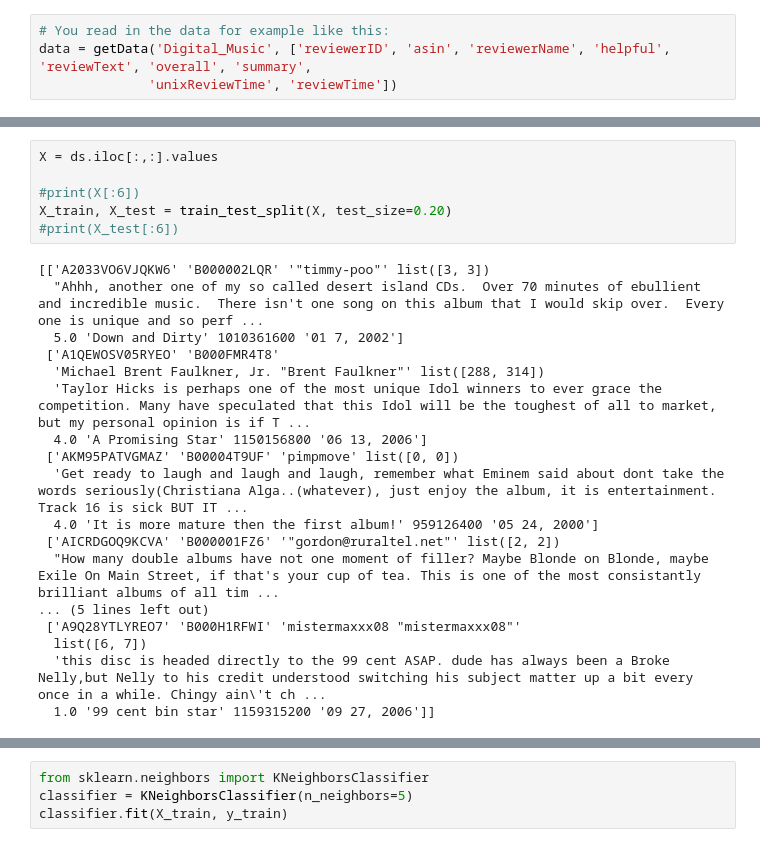
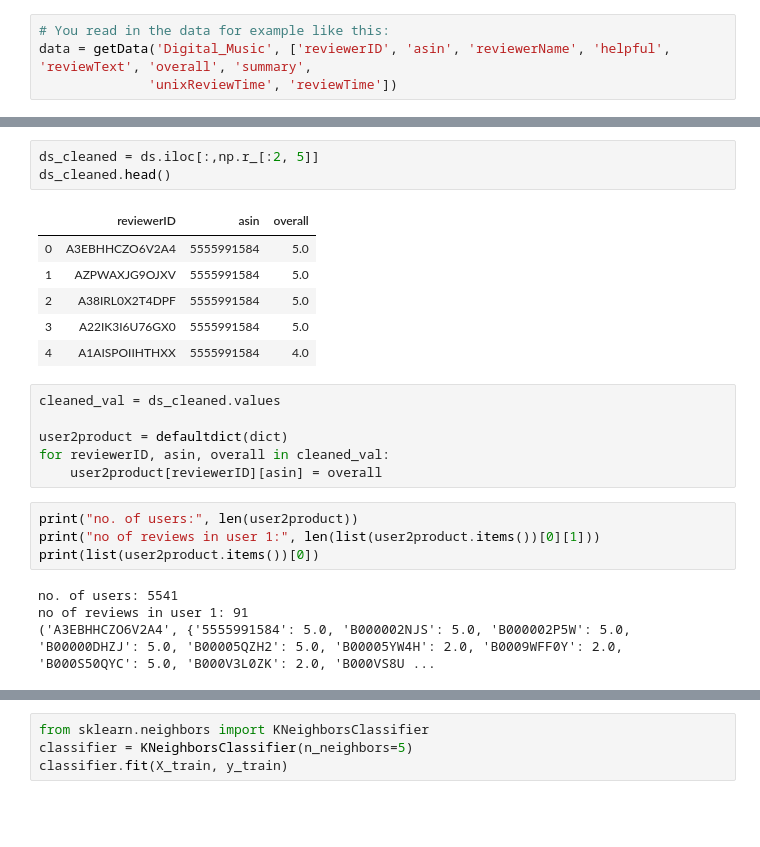
Before and after one commit to Kamiel-Fokkink/Recommender_Systems_Kamiel_Baran_Sergio_Tomas, a Jupyter notebook: Read in the data.ipynb, the cells around one changed output, grey strips where cells are left out. Saved outputs shown, nothing was run; the diff lists cells and outputs as text; blank space fills up the shorter version.

Commit message:
Dataset has been organized to be user2item

```diff
--- a/Read in the data.ipynb
+++ b/Read in the data.ipynb
@@ -87,24 +93,24 @@ Number of rows in Dataframe :  64706
-# %%
-X = ds.iloc[:,:].values
-
-#print(X[:6])
-X_train, X_test = train_test_split(X, test_size=0.20)
-#print(X_test[:6])
-# %% [output]
-[['A2033VO6VJQKW6' 'B000002LQR' '"timmy-poo"' list([3, 3])
-  "Ahhh, another one of my so called desert island CDs.  Over 70 minutes of ebullient and incredible music.  There isn't one song on this album that I would skip over.  Every one is unique and so perf ...
-  5.0 'Down and Dirty' 1010361600 '01 7, 2002']
- ['A1QEWOSV05RYEO' 'B000FMR4T8'
-  'Michael Brent Faulkner, Jr. "Brent Faulkner"' list([288, 314])
-  'Taylor Hicks is perhaps one of the most unique Idol winners to ever grace the competition. Many have speculated that this Idol will be the toughest of all to market, but my personal opinion is if T ...
-  4.0 'A Promising Star' 1150156800 '06 13, 2006']
- ['AKM95PATVGMAZ' 'B00004T9UF' 'pimpmove' list([0, 0])
-  'Get ready to laugh and laugh and laugh, remember what Eminem said about dont take the words seriously(Christiana Alga..(whatever), just enjoy the album, it is entertainment. Track 16 is sick BUT IT ...
-  4.0 'It is more mature then the first album!' 959126400 '05 24, 2000']
- ['AICRDGOQ9KCVA' 'B000001FZ6' '"gordon@ruraltel.net"' list([2, 2])
-  "How many double albums have not one moment of filler? Maybe Blonde on Blonde, maybe Exile On Main Street, if that's your cup of tea. This is one of the most consistantly brilliant albums of all tim ...
-... (5 lines left out)
- ['A9Q28YTLYREO7' 'B000H1RFWI' 'mistermaxxx08 "mistermaxxx08"'
-  list([6, 7])
-  'this disc is headed directly to the 99 cent ASAP. dude has always been a Broke Nelly,but Nelly to his credit understood switching his subject matter up a bit every once in a while. Chingy ain\'t ch ...
-  1.0 '99 cent bin star' 1159315200 '09 27, 2006']]
+# %%
+ds_cleaned = ds.iloc[:,np.r_[:2, 5]]
+ds_cleaned.head()
+# %% [output]
+|  | reviewerID | asin | overall |
+| 0 | A3EBHHCZO6V2A4 | 5555991584 | 5.0 |
+| 1 | AZPWAXJG9OJXV | 5555991584 | 5.0 |
+| 2 | A38IRL0X2T4DPF | 5555991584 | 5.0 |
+| 3 | A22IK3I6U76GX0 | 5555991584 | 5.0 |
+| 4 | A1AISPOIIHTHXX | 5555991584 | 4.0 |
+# %%
+cleaned_val = ds_cleaned.values
+
+user2product = defaultdict(dict)
+for reviewerID, asin, overall in cleaned_val:
+    user2product[reviewerID][asin] = overall
+# %%
+print("no. of users:", len(user2product))
+print("no of reviews in user 1:", len(list(user2product.items())[0][1]))
+print(list(user2product.items())[0])
+# %% [output]
+no. of users: 5541
+no of reviews in user 1: 91
+('A3EBHHCZO6V2A4', {'5555991584': 5.0, 'B000002NJS': 5.0, 'B000002P5W': 5.0, 'B00000DHZJ': 5.0, 'B00005QZH2': 5.0, 'B00005YW4H': 2.0, 'B0009WFF0Y': 2.0, 'B000S50QYC': 5.0, 'B000V3L0ZK': 2.0, 'B000VS8U ...
```
Also changed, not shown: parts of 3 cells of this notebook.
